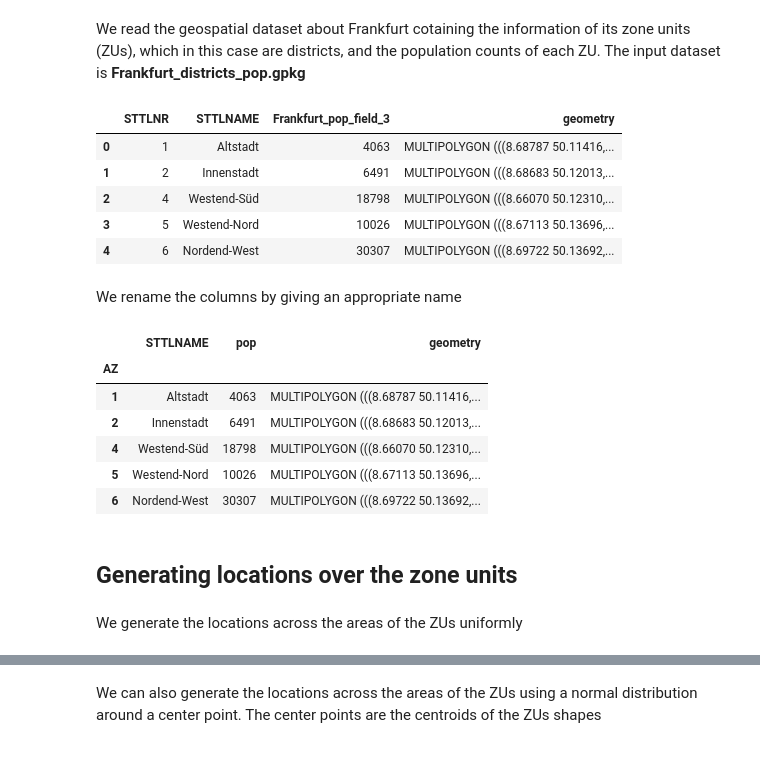
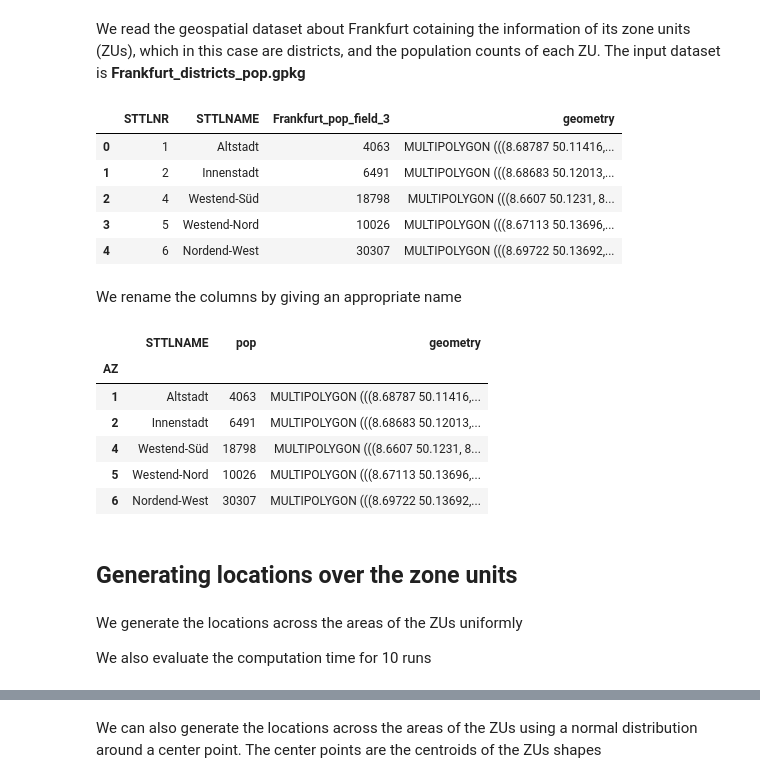
Before and after one commit to bladitoaza/spatialzOSM-examples, a Jupyter notebook: Frankfurt/Frankfurt_locations.ipynb, the cells around one changed output, grey strips where cells are left out. Cells and saved outputs as stored; diff of their text form; code cells hidden in the pictures.

Commit message:
Added jupyter examples

```diff
--- a/Frankfurt/Frankfurt_locations.ipynb
+++ b/Frankfurt/Frankfurt_locations.ipynb
@@ -31,13 +73,14 @@ Now we have a dataset of the points of interest in Frankfurt
 # %% [markdown]
 We read the geospatial dataset about Frankfurt cotaining the information of its zone units (ZUs), which in this case are districts, and the population counts of each ZU. The input dataset is **Frankfurt_districts_pop.gpkg**
 # %%
-gdf = gpd.read_file('input_data/Frankfurt_districts_pop.gpkg',crs='EPSG:4326')
+gdf = gpd.read_file('/content/spatialzOSM-examples/Frankfurt/input_data/Frankfurt_districts_pop.gpkg',
+                    crs='EPSG:4326')
 gdf.head()
 # %% [output]
 |  | STTLNR | STTLNAME | Frankfurt_pop_field_3 | geometry |
 | 0 | 1 | Altstadt | 4063 | MULTIPOLYGON (((8.68787 50.11416,... |
 | 1 | 2 | Innenstadt | 6491 | MULTIPOLYGON (((8.68683 50.12013,... |
-| 2 | 4 | Westend-Süd | 18798 | MULTIPOLYGON (((8.66070 50.12310,... |
+| 2 | 4 | Westend-Süd | 18798 | MULTIPOLYGON (((8.6607 50.1231, 8... |
 | 3 | 5 | Westend-Nord | 10026 | MULTIPOLYGON (((8.67113 50.13696,... |
 | 4 | 6 | Nordend-West | 30307 | MULTIPOLYGON (((8.69722 50.13692,... |
 # %% [markdown]
@@ -52,11 +95,13 @@ gdf.head()
 | AZ |  |  |  |
 | 1 | Altstadt | 4063 | MULTIPOLYGON (((8.68787 50.11416,... |
 | 2 | Innenstadt | 6491 | MULTIPOLYGON (((8.68683 50.12013,... |
-| 4 | Westend-Süd | 18798 | MULTIPOLYGON (((8.66070 50.12310,... |
+| 4 | Westend-Süd | 18798 | MULTIPOLYGON (((8.6607 50.1231, 8... |
 | 5 | Westend-Nord | 10026 | MULTIPOLYGON (((8.67113 50.13696,... |
 | 6 | Nordend-West | 30307 | MULTIPOLYGON (((8.69722 50.13692,... |
 # %% [markdown]
 ## Generating locations over the zone units
 # %% [markdown]
 We generate the locations across the areas of the ZUs uniformly
+
+We also evaluate the computation time for 10 runs
 # %%
```
Also changed, not shown: parts of 15 cells of this notebook, 3 other files.
